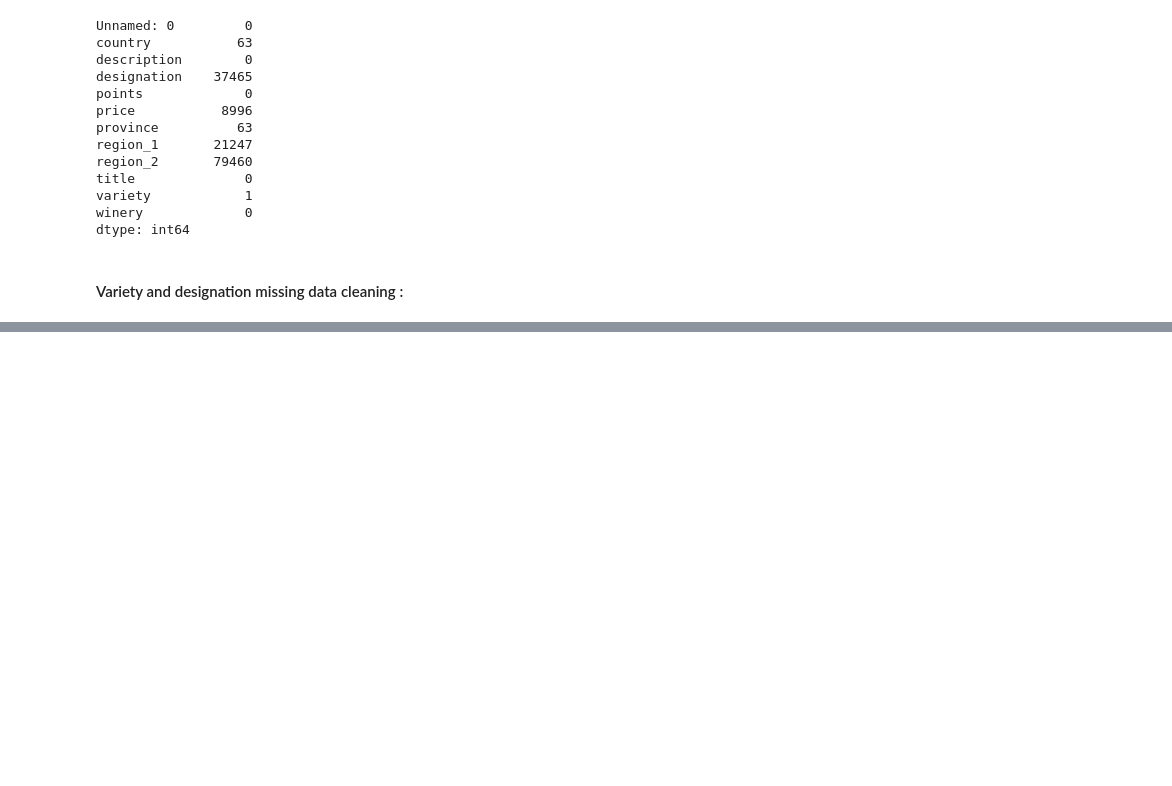
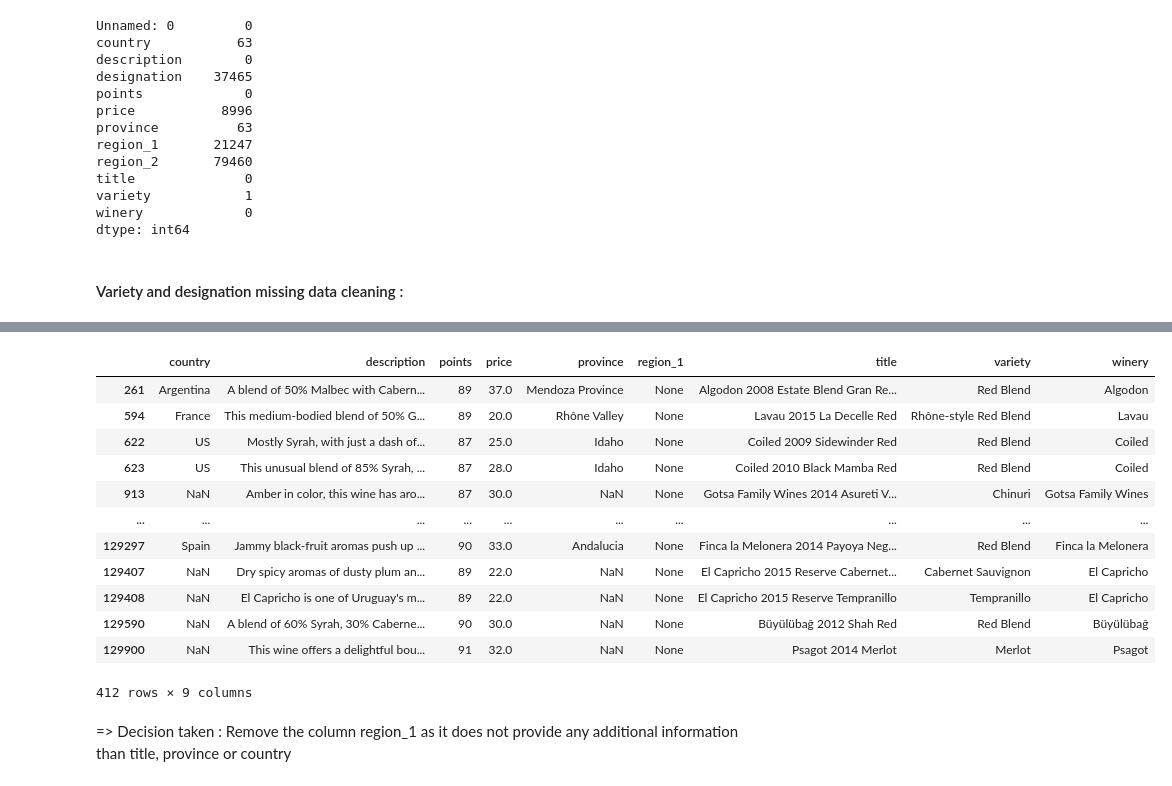
Before and after one commit to sabrinaauger/wino, a Jupyter notebook: notebooks/Wine Reviews.ipynb, the cells around one changed output, grey strips where cells are left out. Cells and saved outputs as stored; diff of their text form; code cells hidden in the pictures; blank space fills up the shorter version.

```diff
--- a/notebooks/Wine Reviews.ipynb
+++ b/notebooks/Wine Reviews.ipynb
@@ -208,5 +180,0 @@ Creating a unique new column 'region' retrieving the information from either reg
-# %%
-wine_review1_df
-if wine_review1_df['region_1'].isna():
-    wine_review1_df['region']=wine_review1_df['region_2']
-else:
@@ -214,0 +181,5 @@ else:
+# %%
+#Analysing the region_1 and region_2 variables
+#1st strategy: region_1 and region_2 Filling the missing data in region_1 with region_2 when applicable
+wine_review1_df['region_1'].fillna(wine_review1_df['region_2'], inplace=True)
+wine_review1_df['region_1'].isna().sum()
@@ -214,0 +188,6 @@ else:
+# %%
+#Removing the region_2 column from the dataset
+wine_review1_df.drop(columns='region_2', inplace=True)
+# %%
+#Removing the Un-named created column
+wine_review1_df.drop(columns='Unnamed: 0', inplace=True)
@@ -214,0 +207,32 @@ else:
+# %%
+import re #import re module for regular expressions
+#filling the missing region with the region displayed in the title
+
+#Function to extract the content within parentheses from title column
+def extract(s):
+    if isinstance(s, str):
+        extracted = re.search(r'\((.*?)\)', s)
+        if extracted:
+            return extracted.group(1)
+    return None
+wine_review1_df['region_1'].fillna(wine_review1_df['title'].apply(extract), inplace=True)
+
+wine_review1_df[wine_review1_df['region_1'].isna()]
+
+#412 instances don't have a region displayed but have other useful data available
+# %% [output]
+|  | country | description | points | price | province | region_1 | title | variety | winery |
+| 261 | Argentina | A blend of 50% Malbec with Cabern... | 89 | 37.0 | Mendoza Province | None | Algodon 2008 Estate Blend Gran Re... | Red Blend | Algodon |
+| 594 | France | This medium-bodied blend of 50% G... | 89 | 20.0 | Rhône Valley | None | Lavau 2015 La Decelle Red | Rhône-style Red Blend | Lavau |
+| 622 | US | Mostly Syrah, with just a dash of... | 87 | 25.0 | Idaho | None | Coiled 2009 Sidewinder Red | Red Blend | Coiled |
+| 623 | US | This unusual blend of 85% Syrah, ... | 87 | 28.0 | Idaho | None | Coiled 2010 Black Mamba Red | Red Blend | Coiled |
+| 913 | NaN | Amber in color, this wine has aro... | 87 | 30.0 | NaN | None | Gotsa Family Wines 2014 Asureti V... | Chinuri | Gotsa Family Wines |
+| ... | ... | ... | ... | ... | ... | ... | ... | ... | ... |
+| 129297 | Spain | Jammy black-fruit aromas push up ... | 90 | 33.0 | Andalucia | None | Finca la Melonera 2014 Payoya Neg... | Red Blend | Finca la Melonera |
+| 129407 | NaN | Dry spicy aromas of dusty plum an... | 89 | 22.0 | NaN | None | El Capricho 2015 Reserve Cabernet... | Cabernet Sauvignon | El Capricho |
+| 129408 | NaN | El Capricho is one of Uruguay's m... | 89 | 22.0 | NaN | None | El Capricho 2015 Reserve Tempranillo | Tempranillo | El Capricho |
+| 129590 | NaN | A blend of 60% Syrah, 30% Caberne... | 90 | 30.0 | NaN | None | Büyülübağ 2012 Shah Red | Red Blend | Büyülübağ |
+| 129900 | NaN | This wine offers a delightful bou... | 91 | 32.0 | NaN | None | Psagot 2014 Merlot | Merlot | Psagot |
+412 rows × 9 columns
+# %% [markdown]
+=> Decision taken : Remove the column region_1 as it does not provide any additional information than title, province or country
```
Also changed, not shown: parts of 21 cells of this notebook.
